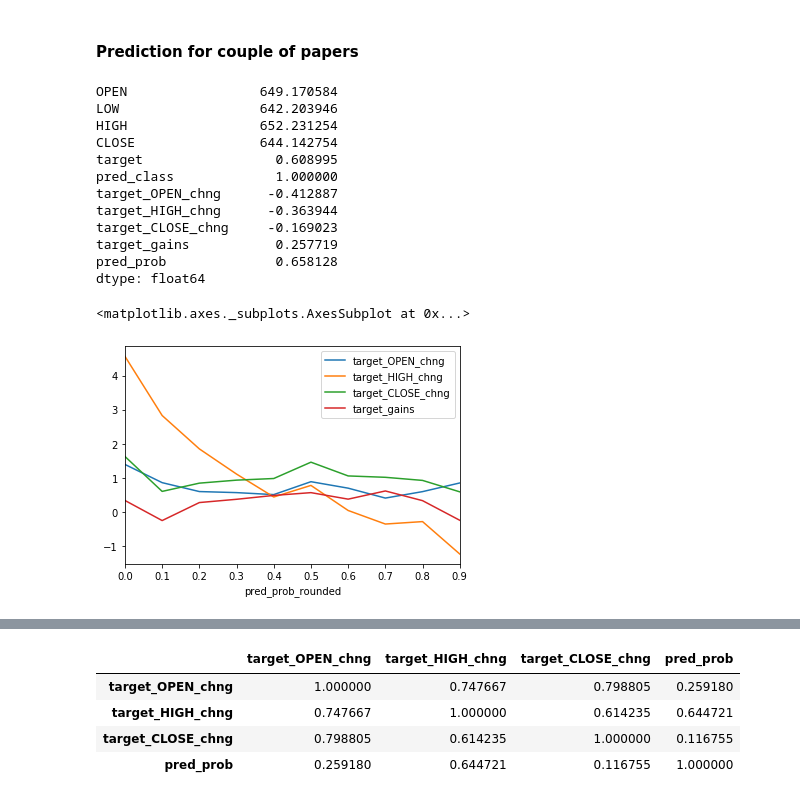
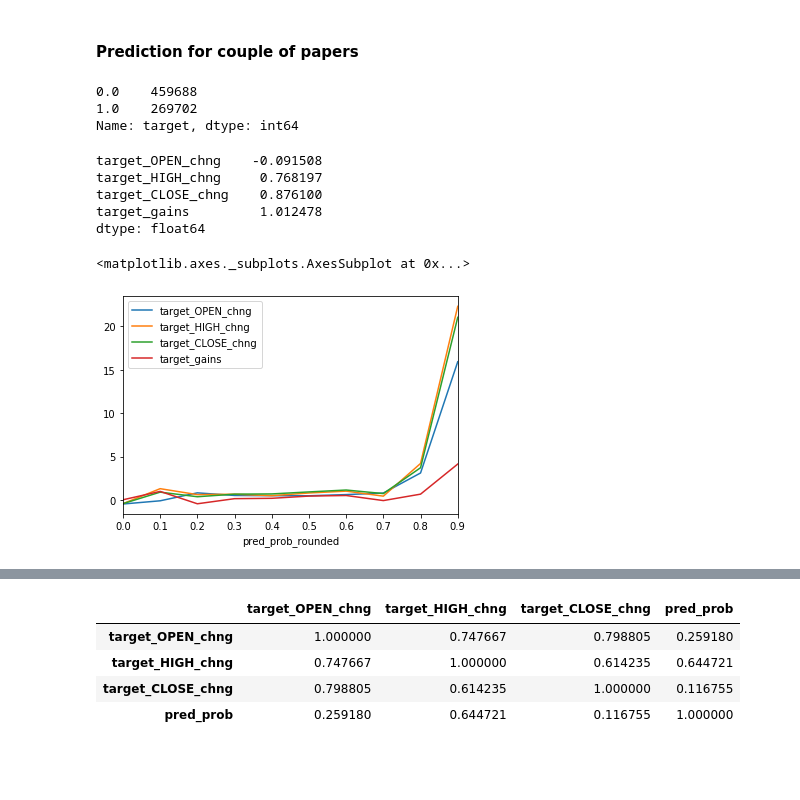
Before and after one commit to showeye/wse_analytics, a Jupyter notebook: bossa.ipynb, the cells around one changed output, grey strips where cells are left out. Drawn from its saved outputs; the diff is of its cells as text; code cells hidden in the pictures; blank space fills up the shorter version.

```diff
--- a/bossa.ipynb
+++ b/bossa.ipynb
@@ -524,0 +550,21 @@ for p in tqdm(list(skaner_df_see.ticker.values) + watch):
+# %%
+%%time
+p = Process(target=f, args=(q, res))
+p2 = Process(target=f, args=(q, res))
+p3 = Process(target=f, args=(q, res))
+p4 = Process(target=f, args=(q, res))
+p5 = Process(target=f, args=(q, res))
+p.start()
+p2.start()
+p3.start()
+p4.start()
+p5.start()
+
+total = q.qsize()
+pbar = tqdm(total = total)
+
+while(q.qsize()):
+    if total > q.qsize():
+        pbar.update(1)
+        total = q.qsize()
+pbar.close()
@@ -524,0 +592,12 @@ for p in tqdm(list(skaner_df_see.ticker.values) + watch):
+# %%
+%%time
+df_merged = pd.DataFrame()
+
+total = resfin.qsize()
+pbar = tqdm(total = total)
+
+while not resfin.empty():
+    df = resfin.get()
+    df_merged = pd.concat([df_merged, df])
+    pbar.update(1)
+pbar.close()
@@ -554,5 +651,5 @@ df = df_merged.copy()
 # %%
-cut_date = '2020-03-01'
+cut_date = '2020-03-13'
 train_data = df.loc[df.index < cut_date,train_cols]
 eval_data = df.loc[df.index >= cut_date,train_cols]
 train_labels = df.loc[df.index < cut_date,'target'].values
@@ -606,5 +669,5 @@ model = get_model()
 # %%
 model.fit(train_data, train_labels, #cat_features=[0, 1],
           eval_set=[(eval_data[:-1], eval_labels[:-1])],
-         early_stopping_rounds=100, use_best_model=True)
+         early_stopping_rounds=500, use_best_model=True)
 # %% [output]
@@ -769,6 +826,12 @@ eval_data.loc[:,'pred_proba'] = eval_data.loc[:,'pred_proba'].round(1)
 #### Prediction for couple of papers
 # %%
 res = pd.DataFrame()
+# %%
+df_merged.target.value_counts()
+# %% [output]
+0.0    459688
+1.0    269702
+Name: target, dtype: int64
 # %%
 for p in tqdm(list(skaner_df_see.ticker.values) + watch):
 
@@ -801,24 +864,19 @@ for p in tqdm(list(skaner_df_see.ticker.values) + watch):
 # %%
 res_see = res.sort_values('pred_prob', ascending=False).copy()
 res_see = res_see.drop_duplicates()
-res_see.loc[res_see.pred_prob > 0.5].groupby('DTYYYYMMDD').mean().mean()
+res_see.loc[res_see.pred_prob > 0.5].groupby('DTYYYYMMDD').mean().mean()[['target_OPEN_chng', 'target_HIGH_chng',
+                                             'target_CLOSE_chng', 'target_gains']]
 # %% [output]
-OPEN                 649.170584
-LOW                  642.203946
-HIGH                 652.231254
-CLOSE                644.142754
-target                 0.608995
-pred_class             1.000000
-target_OPEN_chng      -0.412887
-target_HIGH_chng      -0.363944
-target_CLOSE_chng     -0.169023
-target_gains           0.257719
-pred_prob              0.658128
+target_OPEN_chng    -0.091508
+target_HIGH_chng     0.768197
+target_CLOSE_chng    0.876100
+target_gains         1.012478
 dtype: float64
 # %%
 res_see.loc[:,'pred_prob_rounded'] = res_see.pred_prob.round(1)
 # %%
-res_see.groupby('pred_prob_rounded').mean()[['target_OPEN_chng', 'target_HIGH_chng', 'target_CLOSE_chng', 'target_gains']].plot()
+res_see.groupby('pred_prob_rounded').mean()[['target_OPEN_chng', 'target_HIGH_chng',
+                                             'target_CLOSE_chng', 'target_gains']].plot()
 # %% [output]
 <matplotlib.axes._subplots.AxesSubplot at 0x...>
-[figure, old version]
+[figure, new version]
```
Also changed, not shown: parts of 28 cells of this notebook.
